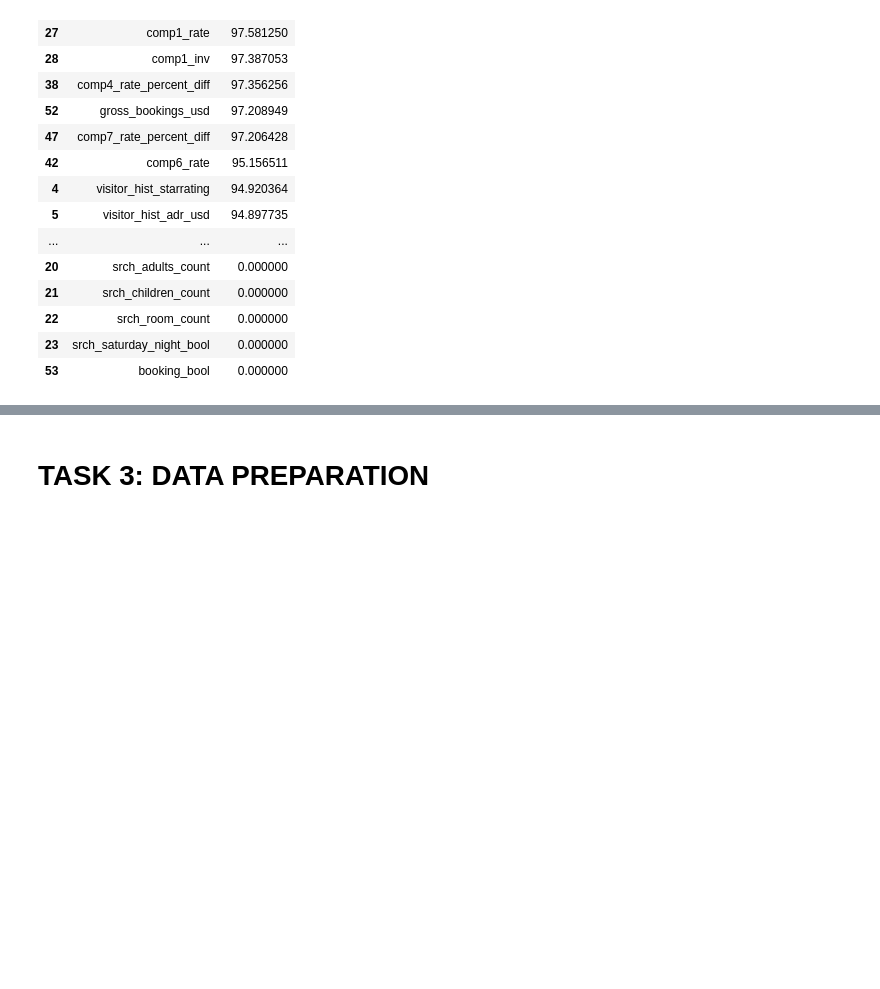
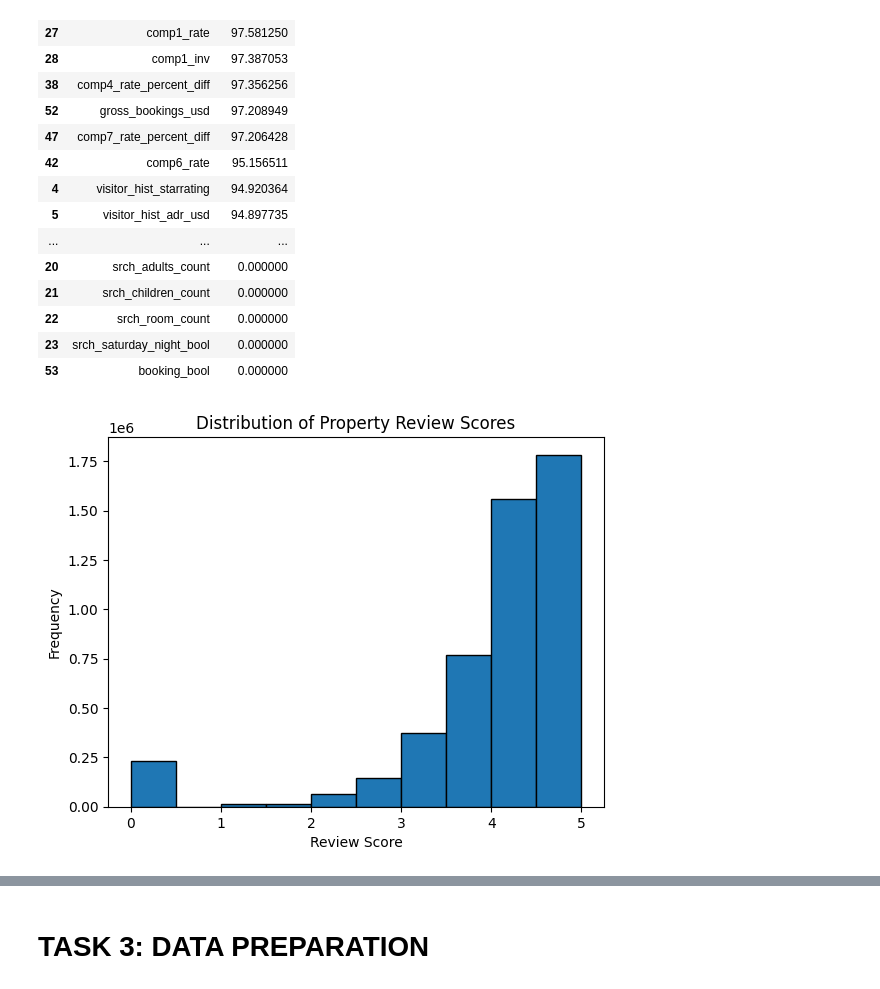
Before and after one commit to pshreyasv100/dmt-assignment-2, a Jupyter notebook: notebook_Shreyas.ipynb, the cells around one changed output, grey strips where cells are left out. Drawn from its saved outputs; the diff is of its cells as text; code cells hidden in the pictures; blank space fills up the shorter version.

```diff
--- a/notebook_Shreyas.ipynb
+++ b/notebook_Shreyas.ipynb
@@ -119,3 +120,12 @@ missing_df
 | 22 | srch_room_count | 0.000000 |
 | 23 | srch_saturday_night_bool | 0.000000 |
 | 53 | booking_bool | 0.000000 |
+# %%
+# Plotting a histogram
+plt.hist(train_df['prop_review_score'].dropna(), bins=10, edgecolor='k')
+plt.xlabel('Review Score')
+plt.ylabel('Frequency')
+plt.title('Distribution of Property Review Scores')
+plt.show()
+# %% [output]
+[figure, added]
```
Also changed, not shown: parts of 23 cells of this notebook, 1 other file.
